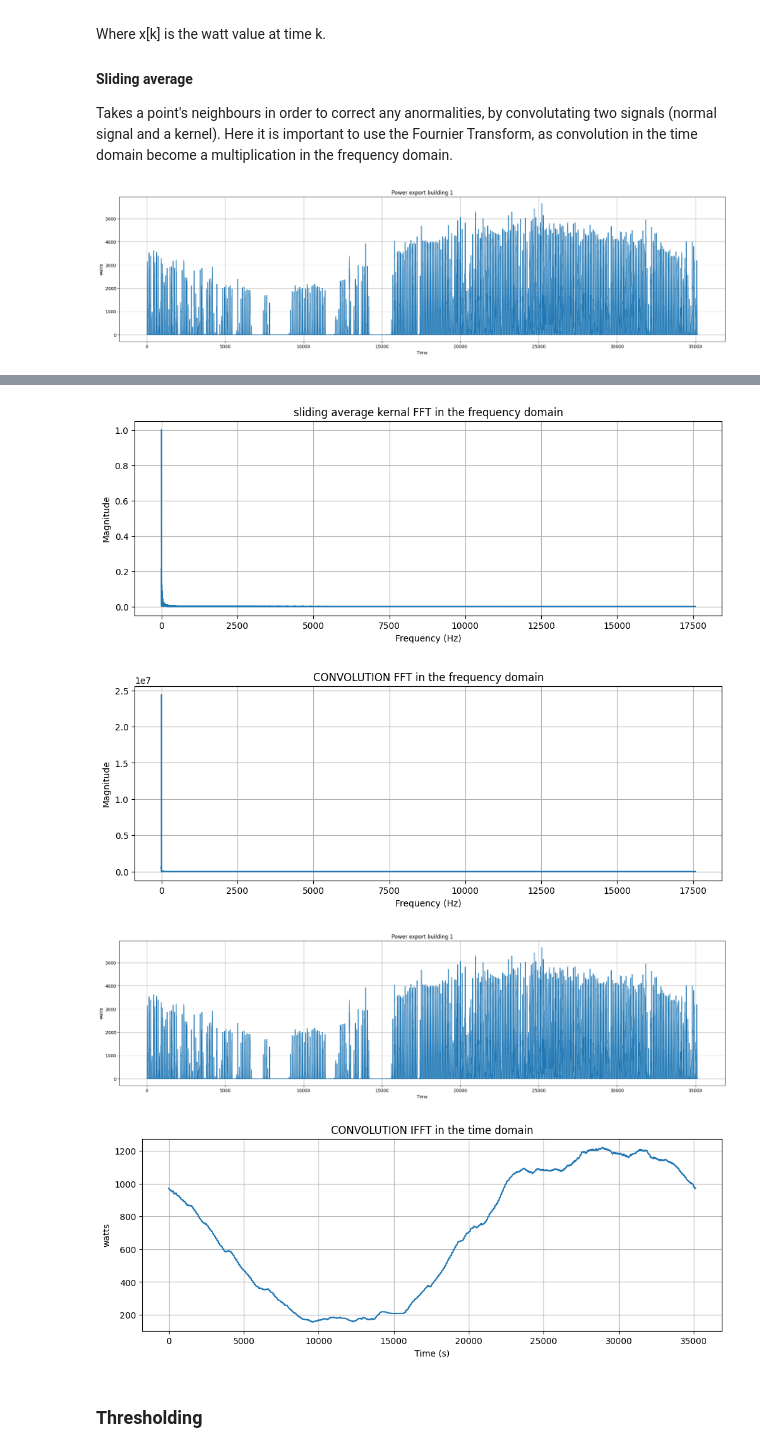
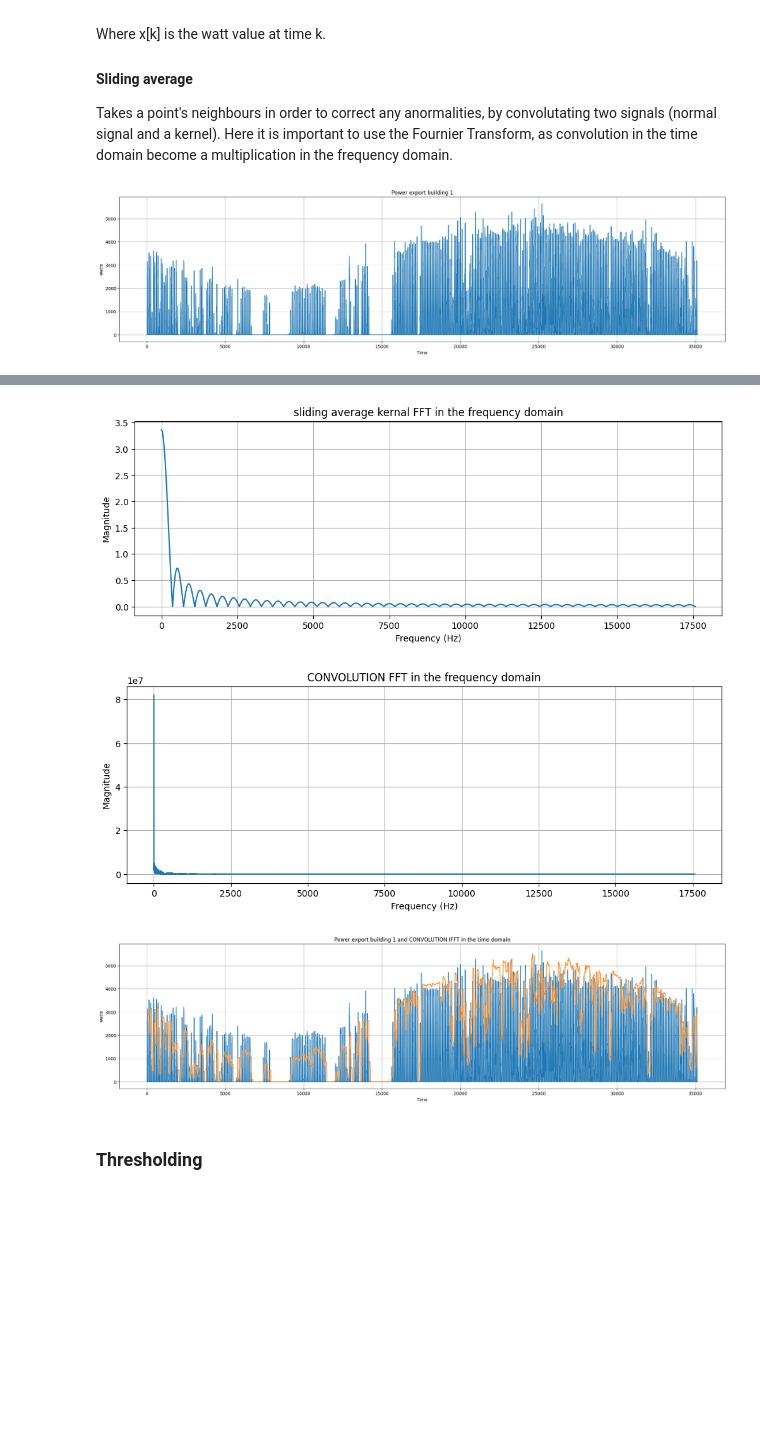
Before and after one commit to zedbros/SigInf_2026, a Jupyter notebook: exa/exa copy.ipynb, the cells around one changed output, grey strips where cells are left out. Drawn from its saved outputs; the diff is of its cells as text; code cells hidden in the pictures; blank space fills up the shorter version.

```diff
--- a/exa/exa copy.ipynb
+++ b/exa/exa copy.ipynb
@@ -192,10 +192,12 @@ plt.show()
 
 
 fft_coeffs = np.fft.fft(new_eb1)
+# frequencies = np.fft.fftfreq(len(new_eb1))
 frequencies = range(len(new_eb1))
 
 plt.figure(figsize=(12, 4))
 plt.plot(frequencies[:len(frequencies)//2], np.abs(fft_coeffs)[:len(frequencies)//2], label="FFT Magnitude")
+# plt.plot(frequencies[:len(frequencies)//2], np.abs(fft_coeffs)[:len(frequencies)//2], label="FFT Magnitude")
 # plt.plot(frequencies, fft_coefs)
 plt.xlabel("Frequency (Hz)")
 plt.ylabel("Magnitude")
@@ -203,8 +205,9 @@ plt.title("FFT in the signal domain")
 plt.grid()
 plt.show()
 
-S = 7000
-sliding_average = [1/S if(i >= 0 and i <= S-1) else 0 for i in range(len(eb1))]
+S = 96
+sliding_average = [0.035 if(i >= 0 and i <= S-1) else 0 for i in range(len(eb1))]
+# sliding_average = [1/S if(i >= 0 and i <= S-1) else 0 for i in range(len(eb1))]
 
 plt.figure(figsize=(12, 4))
 plt.plot(sliding_average)
@@ -215,6 +218,7 @@ plt.grid()
 plt.show()
 
 
+# sliding_fft_coeffs = sliding_average
 sliding_fft_coeffs = np.fft.fft(sliding_average)
 
 plt.figure(figsize=(12, 4))
@@ -238,23 +242,24 @@ plt.show()
 ifft_convolution = np.fft.ifft(convulution)
 
 plt.figure(figsize=(25, 6))
-plt.plot(new_eb1)
+plt.plot(range(len(new_eb1)), new_eb1)
+plt.plot(range(len(new_eb1)), ifft_convolution)
 plt.xlabel("Time")
 # plt.xticks(rotation='vertical')
 plt.ylabel("watts")
-plt.title("Power export building 1")
+plt.title("Power export building 1 and CONVOLUTION IFFT in the time domain")
 plt.grid()
 # for x in range(0, len(ib1), 5400):
     # plt.axvline(x=x, color='gray', linestyle=':', linewidth=5)
 plt.show()
 
-plt.figure(figsize=(12, 4))
-plt.plot(ifft_convolution)
-plt.xlabel("Time (s)")
-plt.ylabel("watts")
-plt.title("CONVOLUTION IFFT in the time domain")
-plt.grid()
-plt.show()
+# plt.figure(figsize=(12, 4))
+# plt.plot(ifft_convolution)
+# plt.xlabel("Time (s)")
+# plt.ylabel("watts")
+# plt.title("CONVOLUTION IFFT in the time domain")
+# plt.grid()
+# plt.show()
 # %% [output]
 [figure]
 [figure]
@@ -262,7 +267,6 @@ plt.show()
-[figure, old version]
+[figure, new version]
-[figure, old version]
+[figure, new version]
-[figure, old version]
+[figure, new version]
-[figure, removed]
 # %% [markdown]
 ### Thresholding
 # %%
```
Also changed, not shown: parts of 3 cells of this notebook, 1 other file.
